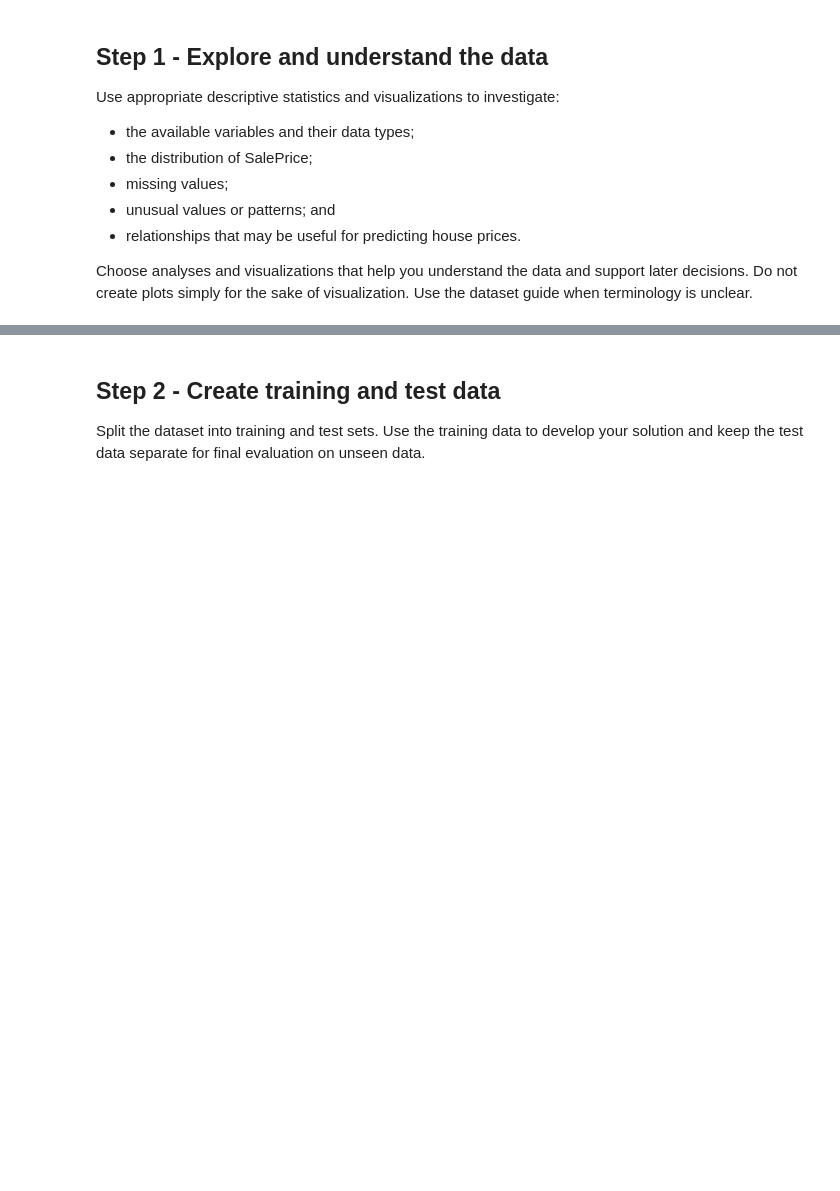
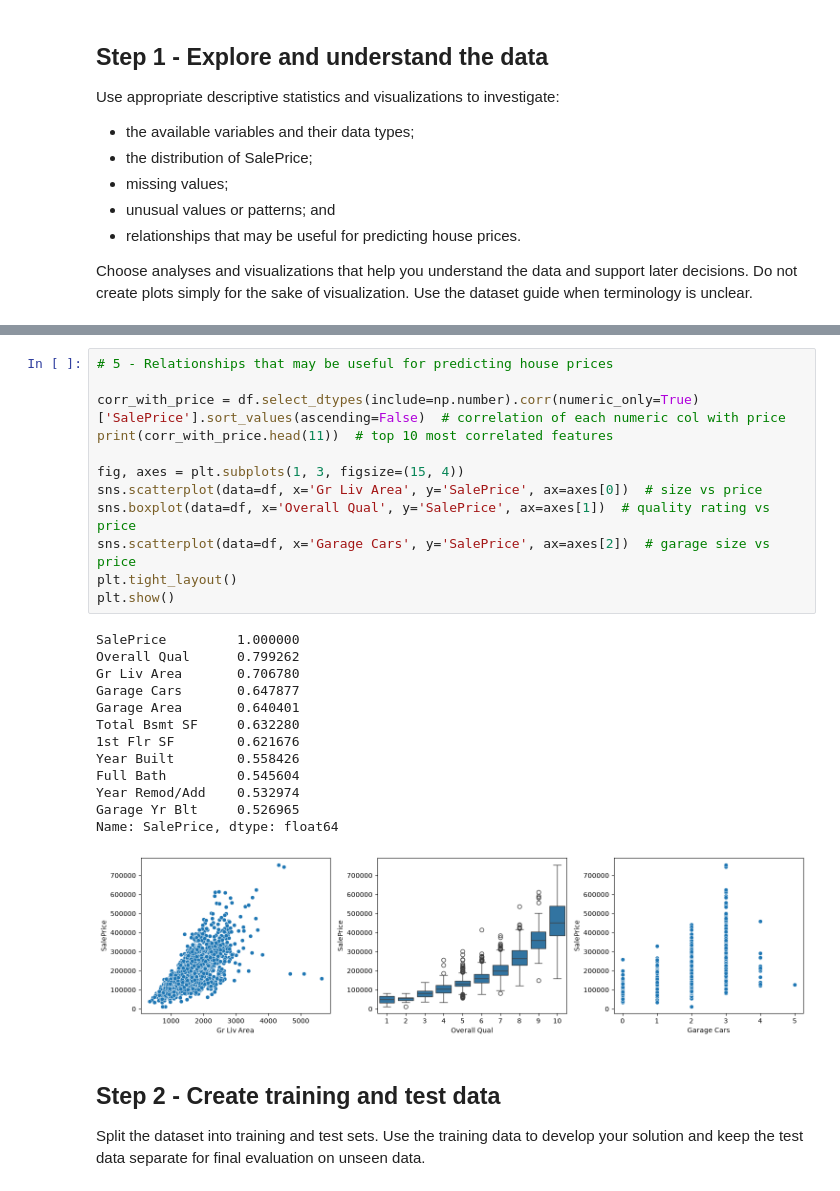
Before and after one commit to captnsundy/IE500618-assignment1, a Jupyter notebook: assignment1.ipynb, the cells around one changed output, grey strips where cells are left out. Saved outputs shown, nothing was run; the diff lists cells and outputs as text; blank space fills up the shorter version.

```diff
--- a/assignment1.ipynb
+++ b/assignment1.ipynb
@@ -36,3 +122,29 @@ Choose analyses and visualizations that help you understand the data and support
+# %%
+# 5 - Relationships that may be useful for predicting house prices
+
+corr_with_price = df.select_dtypes(include=np.number).corr(numeric_only=True)['SalePrice'].sort_values(ascending=False)  # correlation of each numeric col with price
+print(corr_with_price.head(11))  # top 10 most correlated features
+
+fig, axes = plt.subplots(1, 3, figsize=(15, 4))
+sns.scatterplot(data=df, x='Gr Liv Area', y='SalePrice', ax=axes[0])  # size vs price
+sns.boxplot(data=df, x='Overall Qual', y='SalePrice', ax=axes[1])  # quality rating vs price
+sns.scatterplot(data=df, x='Garage Cars', y='SalePrice', ax=axes[2])  # garage size vs price
+plt.tight_layout()
+plt.show()
+# %% [output]
+SalePrice         1.000000
+Overall Qual      0.799262
+Gr Liv Area       0.706780
+Garage Cars       0.647877
+Garage Area       0.640401
+Total Bsmt SF     0.632280
+1st Flr SF        0.621676
+Year Built        0.558426
+Full Bath         0.545604
+Year Remod/Add    0.532974
+Garage Yr Blt     0.526965
+Name: SalePrice, dtype: float64
+[figure, added]
 # %% [markdown]
 ## Step 2 - Create training and test data
 
```
Also changed, not shown: parts of 17 cells of this notebook.
